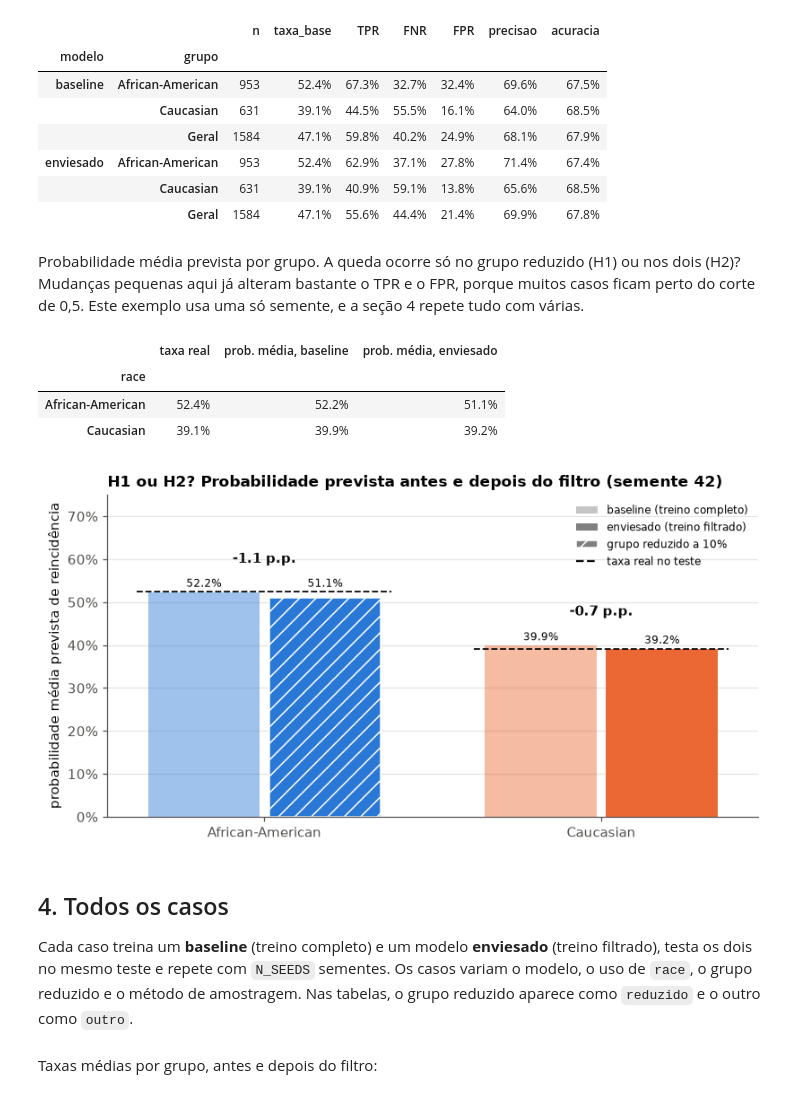
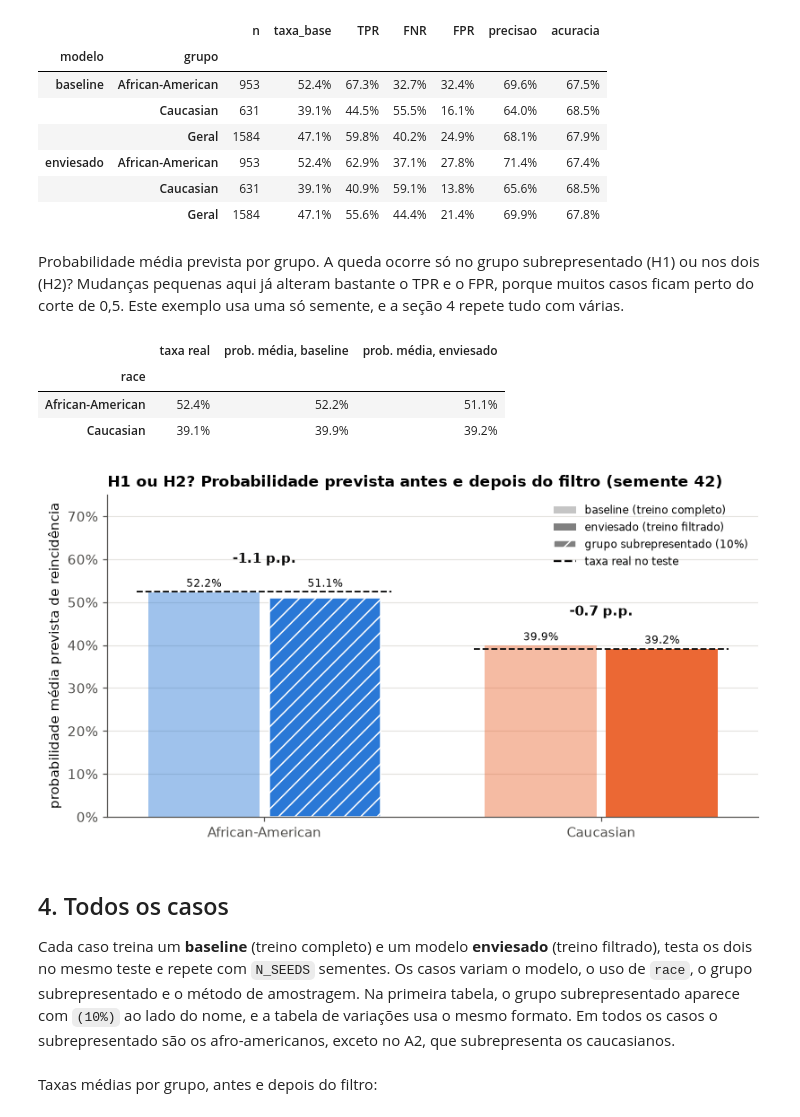
Before and after one commit to ibgrilo/predictive-justice-bias-analysis, a Jupyter notebook: notebooks/cenario5_compas.ipynb, the cells around one changed output. Drawn from its saved outputs; the diff is of its cells as text; code cells hidden in the pictures.

```diff
--- a/notebooks/cenario5_compas.ipynb
+++ b/notebooks/cenario5_compas.ipynb
@@ -300,7 +316,7 @@ Uma semente (42): baseline vs enviesado
 |  | Caucasian | 631 | 39.1% | 40.9% | 59.1% | 13.8% | 65.6% | 68.5% |
 |  | Geral | 1584 | 47.1% | 55.6% | 44.4% | 21.4% | 69.9% | 67.8% |
 # %% [markdown]
-Probabilidade média prevista por grupo. A queda ocorre só no grupo reduzido (H1) ou nos dois (H2)? Mudanças pequenas aqui já alteram bastante o TPR e o FPR, porque muitos casos ficam perto do corte de 0,5. Este exemplo usa uma só semente, e a seção 4 repete tudo com várias.
+Probabilidade média prevista por grupo. A queda ocorre só no grupo subrepresentado (H1) ou nos dois (H2)? Mudanças pequenas aqui já alteram bastante o TPR e o FPR, porque muitos casos ficam perto do corte de 0,5. Este exemplo usa uma só semente, e a seção 4 repete tudo com várias.
 # %%
 p_base = pd.Series(base.predict_proba(test[cols])[:, 1], index=test.index)
 p_bias = pd.Series(bias.predict_proba(test[cols])[:, 1], index=test.index)
@@ -319,39 +335,39 @@ prob.style.format("{:.1%}")
 fig, ax = plt.subplots(figsize=(7.5, 4))
 width = 0.36
 for k, group in enumerate(GROUPS):
     for j, (label, col) in enumerate([("baseline", "prob. média, baseline"), ("enviesado", "prob. média, enviesado")]):
         x = k + (j - 0.5) * width
         v = prob.loc[group, col]
         striped = label == "enviesado" and group == GROUP_SUB
         ax.bar(x, v, width * 0.92, color=COLORS[group], alpha=0.45 if label == "baseline" else 1,
                hatch="//" if striped else None, edgecolor="white" if striped else None)
         ax.text(x, max(v, prob.loc[group, "taxa real"]) + 0.012, f"{v:.1%}", ha="center", fontsize=8)
     drop = prob.loc[group, "prob. média, enviesado"] - prob.loc[group, "prob. média, baseline"]
     top = max(prob.loc[group, "prob. média, baseline"], prob.loc[group, "prob. média, enviesado"])
     ax.text(k, top + 0.07, f"{100 * drop:+.1f} p.p.", ha="center", fontsize=10, fontweight="bold", color=INK)
     real = prob.loc[group, "taxa real"]
     ax.plot([k - width * 1.05, k + width * 1.05], [real, real], color=INK, linestyle="--", linewidth=1.2)
 ax.set_xticks(range(len(GROUPS)))
 ax.set_xticklabels(GROUPS)
 ax.set_ylim(0, 0.75)
 ax.yaxis.set_major_formatter(lambda v, _: f"{v:.0%}")
 ax.set_ylabel("probabilidade média prevista de reincidência")
 ax.set_title("H1 ou H2? Probabilidade prevista antes e depois do filtro (semente 42)", loc="left")
 ax.legend(handles=[
     Patch(facecolor="gray", alpha=0.45, label="baseline (treino completo)"),
     Patch(facecolor="gray", label="enviesado (treino filtrado)"),
-    Patch(facecolor="gray", edgecolor="white", hatch="//", label="grupo reduzido a 10%"),
+    Patch(facecolor="gray", edgecolor="white", hatch="//", label="grupo subrepresentado (10%)"),
     Line2D([], [], color=INK, linestyle="--", label="taxa real no teste"),
 ], loc="upper right", fontsize=8)
 fig.tight_layout()
 save_fig(fig, "hipotese_h1_h2")
 plt.show()
 # %% [output]
-[figure, old version]
+[figure, new version]
 # %% [markdown]
 ## 4. Todos os casos
 
-Cada caso treina um **baseline** (treino completo) e um modelo **enviesado** (treino filtrado), testa os dois no mesmo teste e repete com `N_SEEDS` sementes. Os casos variam o modelo, o uso de `race`, o grupo reduzido e o método de amostragem. Nas tabelas, o grupo reduzido aparece como `reduzido` e o outro como `outro`.
+Cada caso treina um **baseline** (treino completo) e um modelo **enviesado** (treino filtrado), testa os dois no mesmo teste e repete com `N_SEEDS` sementes. Os casos variam o modelo, o uso de `race`, o grupo subrepresentado e o método de amostragem. Na primeira tabela, o grupo subrepresentado aparece com `(10%)` ao lado do nome, e a tabela de variações usa o mesmo formato. Em todos os casos o subrepresentado são os afro-americanos, exceto no A2, que subrepresenta os caucasianos.
 # %%
 CASES = {
     "A1 sorteio | logística": dict(),
```
Also changed, not shown: parts of 13 cells of this notebook, 1 other file.
